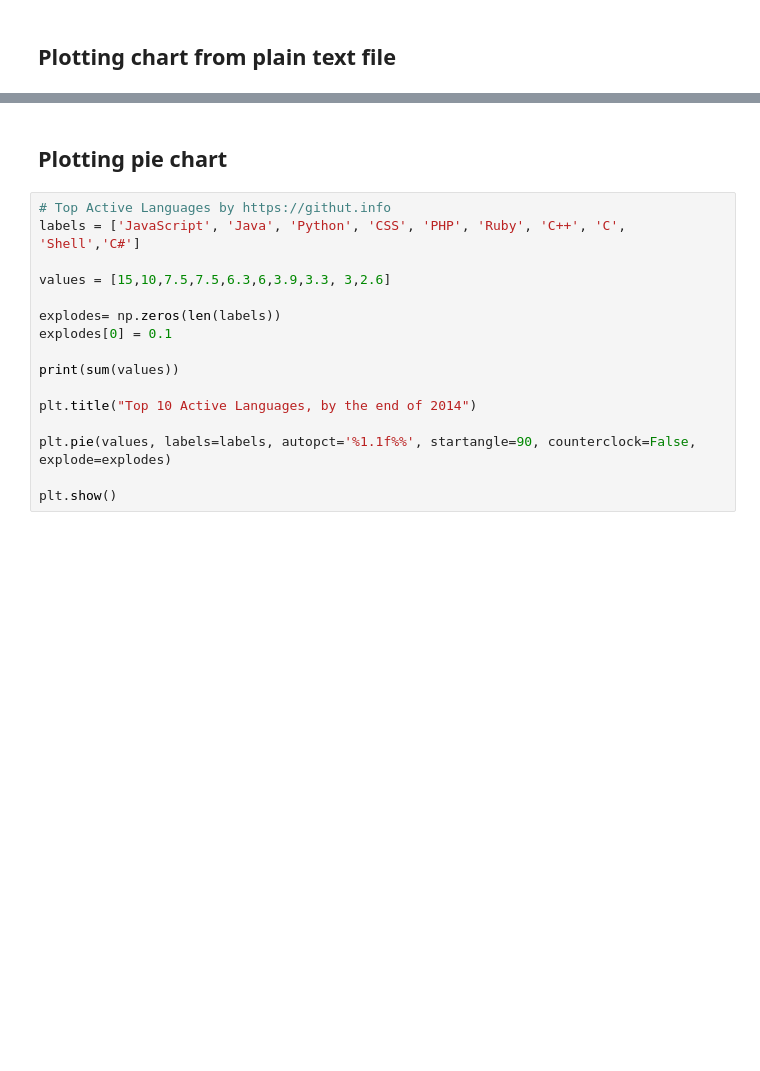
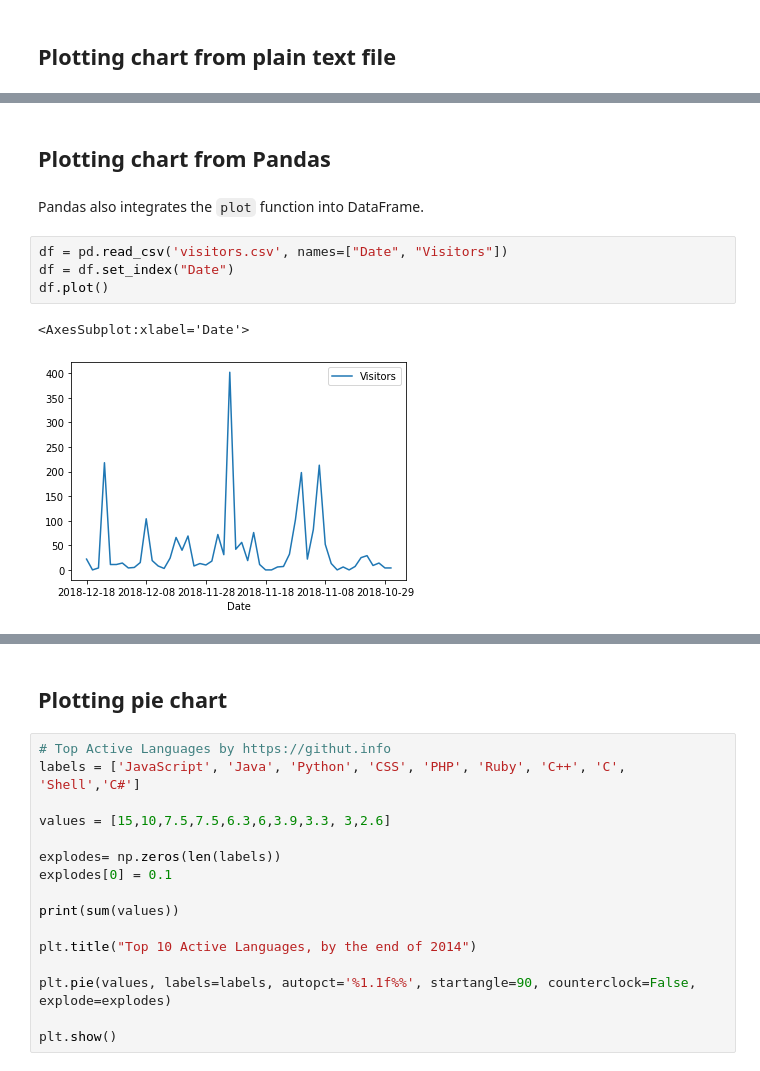
Before and after one commit to makzan/Beginning-Python-Course, a Jupyter notebook: lesson-9-plotting-graph-with-matplotlib/lesson-9-matplotlib.ipynb, the cells around one changed output, grey strips where cells are left out. Saved outputs shown, nothing was run; the diff lists cells and outputs as text; blank space fills up the shorter version.

```diff
--- a/lesson-9-plotting-graph-with-matplotlib/lesson-9-matplotlib.ipynb
+++ b/lesson-9-plotting-graph-with-matplotlib/lesson-9-matplotlib.ipynb
@@ -65,0 +87,12 @@ plt.show()
+# %% [markdown]
+
+## Plotting chart from Pandas
+# %% [markdown]
+Pandas also integrates the `plot` function into DataFrame.
+# %%
+df = pd.read_csv('visitors.csv', names=["Date", "Visitors"])
+df = df.set_index("Date")
+df.plot()
+# %% [output]
+<AxesSubplot:xlabel='Date'>
+[figure, added]
```
Also changed, not shown: parts of 57 cells of this notebook, 8 other files.
